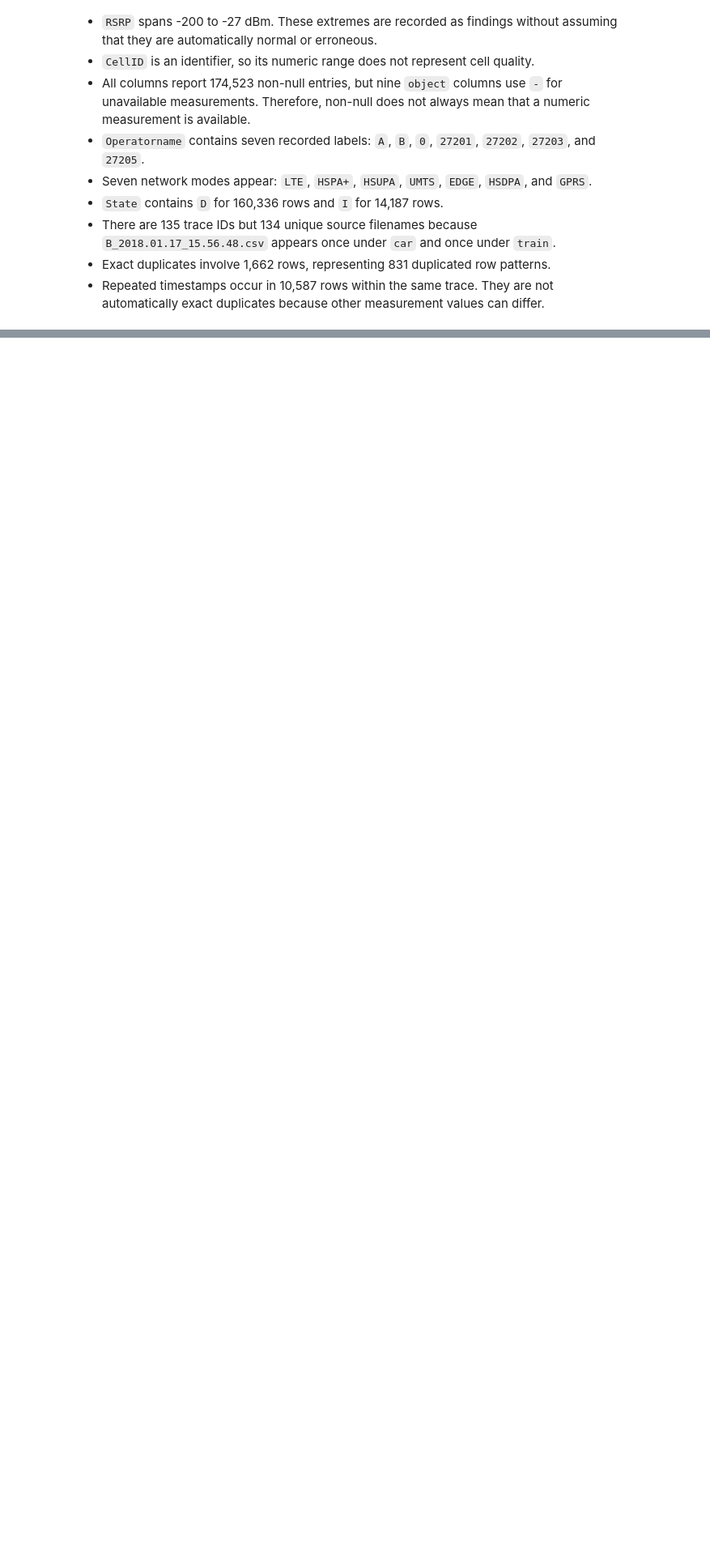
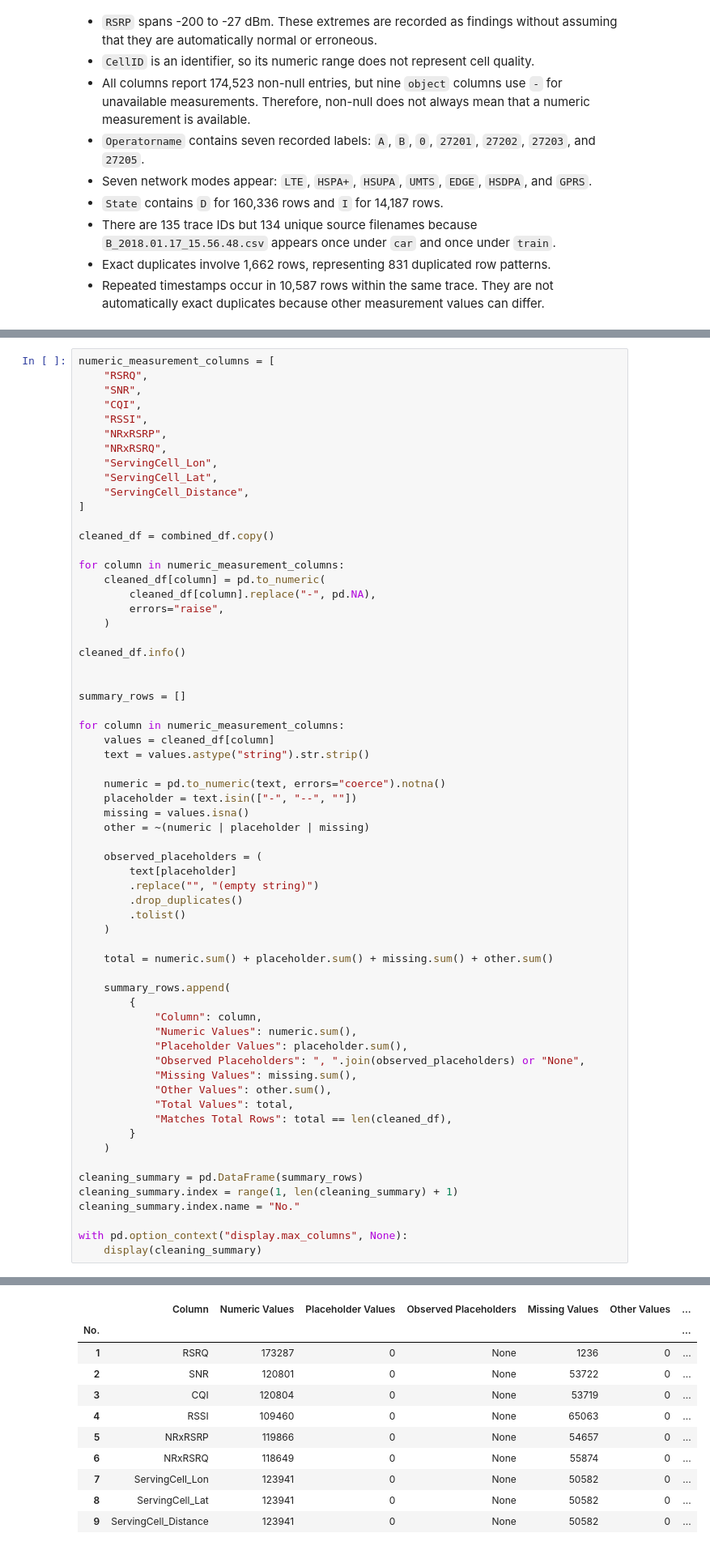
Before and after one commit to Zendin110206/4g-lte-throughput-prediction, a Jupyter notebook: notebooks/01_lte_throughput_analysis.ipynb, the cells around one changed output, grey strips where cells are left out. Shown at 81% size. Drawn from its saved outputs; the diff is of its cells as text; blank space fills up the shorter version.

```diff
--- a/notebooks/01_lte_throughput_analysis.ipynb
+++ b/notebooks/01_lte_throughput_analysis.ipynb
@@ -652,0 +689,64 @@ The unique-value counts include `-` when it appears as an observed placeholder.
+# %%
+numeric_measurement_columns = [
+    "RSRQ",
+    "SNR",
+    "CQI",
+    "RSSI",
+    "NRxRSRP",
+    "NRxRSRQ",
+    "ServingCell_Lon",
+    "ServingCell_Lat",
+    "ServingCell_Distance",
+]
+
+cleaned_df = combined_df.copy()
+
+for column in numeric_measurement_columns:
+    cleaned_df[column] = pd.to_numeric(
+        cleaned_df[column].replace("-", pd.NA),
+        errors="raise",
+    )
+
+cleaned_df.info()
+
+
+summary_rows = []
+
+for column in numeric_measurement_columns:
+    values = cleaned_df[column]
+    text = values.astype("string").str.strip()
+
+    numeric = pd.to_numeric(text, errors="coerce").notna()
+    placeholder = text.isin(["-", "--", ""])
+    missing = values.isna()
+    other = ~(numeric | placeholder | missing)
+
+    observed_placeholders = (
+        text[placeholder]
+        .replace("", "(empty string)")
+        .drop_duplicates()
+        .tolist()
+    )
+
+    total = numeric.sum() + placeholder.sum() + missing.sum() + other.sum()
+
+    summary_rows.append(
+        {
+            "Column": column,
+            "Numeric Values": numeric.sum(),
+            "Placeholder Values": placeholder.sum(),
+            "Observed Placeholders": ", ".join(observed_placeholders) or "None",
+            "Missing Values": missing.sum(),
+            "Other Values": other.sum(),
+            "Total Values": total,
+            "Matches Total Rows": total == len(cleaned_df),
+        }
+    )
+
+cleaning_summary = pd.DataFrame(summary_rows)
+cleaning_summary.index = range(1, len(cleaning_summary) + 1)
+cleaning_summary.index.name = "No."
+
+with pd.option_context("display.max_columns", None):
+    display(cleaning_summary)
+# %% [output]
@@ -652,0 +770,11 @@ The unique-value counts include `-` when it appears as an observed placeholder.
+|  | Column | Numeric Values | Placeholder Values | Observed Placeholders | Missing Values | Other Values | ... |
+| No. |  |  |  |  |  |  | ... |
+| 1 | RSRQ | 173287 | 0 | None | 1236 | 0 | ... |
+| 2 | SNR | 120801 | 0 | None | 53722 | 0 | ... |
+| 3 | CQI | 120804 | 0 | None | 53719 | 0 | ... |
+| 4 | RSSI | 109460 | 0 | None | 65063 | 0 | ... |
+| 5 | NRxRSRP | 119866 | 0 | None | 54657 | 0 | ... |
+| 6 | NRxRSRQ | 118649 | 0 | None | 55874 | 0 | ... |
+| 7 | ServingCell_Lon | 123941 | 0 | None | 50582 | 0 | ... |
+| 8 | ServingCell_Lat | 123941 | 0 | None | 50582 | 0 | ... |
+| 9 | ServingCell_Distance | 123941 | 0 | None | 50582 | 0 | ... |
```
Also changed, not shown: parts of 10 cells of this notebook, 1 other file.
